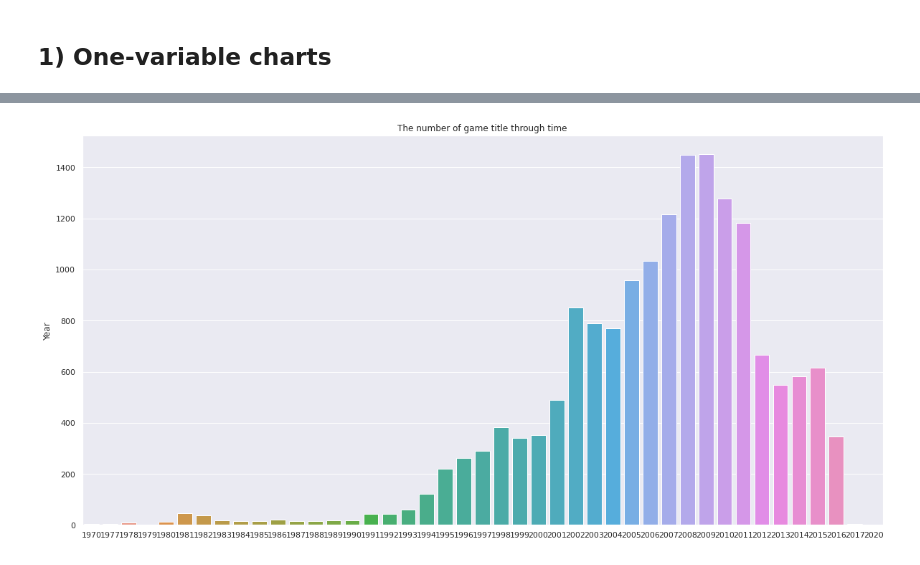
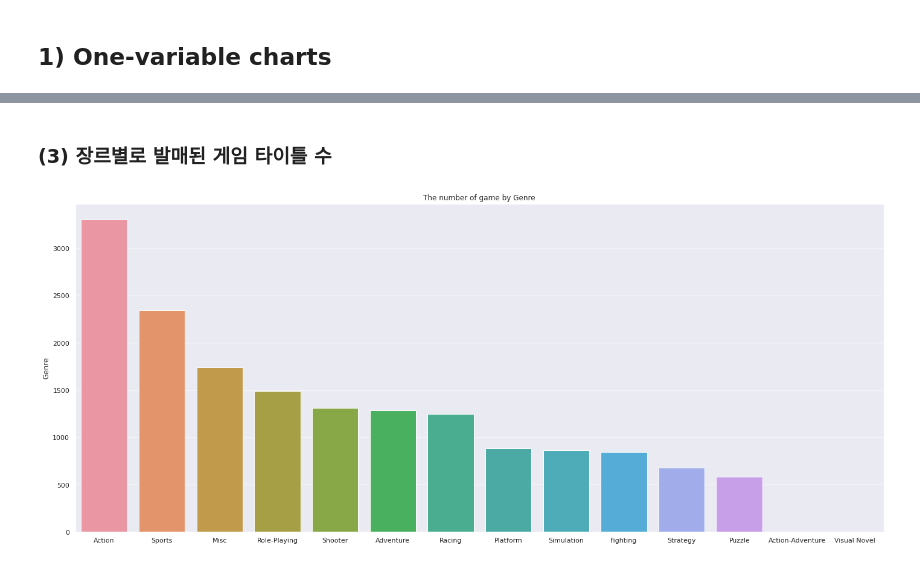
Before and after one commit to pokem1402/section_project_one, a Jupyter notebook: EDA_3_visualize.ipynb, the cells around one changed output, grey strips where cells are left out. Cells and saved outputs as stored; diff of their text form; code cells hidden in the pictures.

```diff
--- a/EDA_3_visualize.ipynb
+++ b/EDA_3_visualize.ipynb
@@ -64,12 +122,14 @@ df.Year.max()
+# %% [markdown]
+### (3) 장르별로 발매된 게임 타이틀 수
 # %%
-# (2) 연도별 출시된 타이틀 수
+# (3) 장르별로 발매된 게임 타이틀 수
 fig, ax = plt.subplots()
 
 sns.set(rc={'figure.figsize':(24,10)})
-y = df.Year.value_counts()
+y = df.Genre.value_counts()
 x = y.index
 sns.barplot(x=x, y=y)
-plt.title("The number of game title through time")
+plt.title("The number of game by Genre")
 plt.show()
 # %% [output]
-[figure, old version]
+[figure, new version]
```
Also changed, not shown: parts of 43 cells of this notebook.
